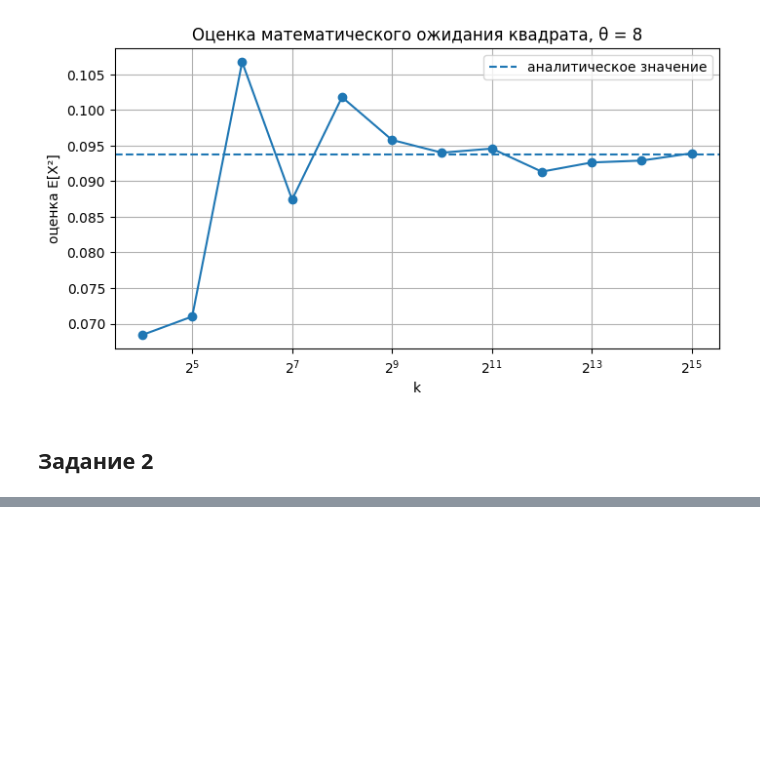
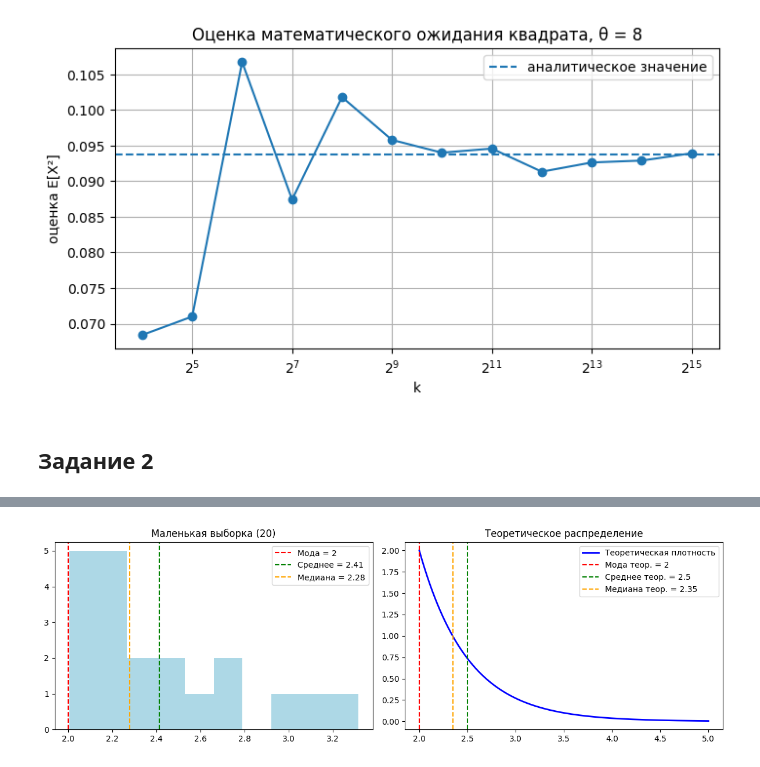
Before and after one commit to ITMO-NikitaGrishin/ITMO_ML, a Jupyter notebook: laba_02/laba_02.ipynb, the cells around one changed output, grey strips where cells are left out. Saved outputs shown, nothing was run; the diff lists cells and outputs as text; code cells hidden in the pictures; blank space fills up the shorter version.

```diff
--- a/laba_02/laba_02.ipynb
+++ b/laba_02/laba_02.ipynb
@@ -138,0 +250,26 @@ for theta in thetas:
+# %%
+# Для маленькой выборки
+plt.figure(figsize=(12, 4))
+
+# Гистограмма и оценки
+plt.subplot(1, 2, 1)
+plt.hist(sample_small, color='lightblue')
+plt.axvline(mode_est_small, color='red', linestyle='--', label=f'Мода = {mode_est_small:.0f}')
+plt.axvline(mean_est_small, color='green', linestyle='--', label=f'Среднее = {mean_est_small:.2f}')
+plt.axvline(median_est_small, color='orange', linestyle='--', label=f'Медиана = {median_est_small:.2f}')
+plt.title('Маленькая выборка (20)')
+plt.legend()
+
+# Функция плотности и аналитические значения
+plt.subplot(1, 2, 2)
+plt.plot(x_vals, pdf_vals, 'b-', linewidth=2, label='Теоретическая плотность')
+plt.axvline(2.0, color='red', linestyle='--', label='Мода теор. = 2')
+plt.axvline(2.5, color='green', linestyle='--', label='Среднее теор. = 2.5')
+plt.axvline(2.35, color='orange', linestyle='--', label='Медиана теор. = 2.35')
+plt.title('Теоретическое распределение')
+plt.legend()
+
+plt.tight_layout()
+plt.show()
+# %% [output]
+[figure, added]
```
Also changed, not shown: parts of 12 cells of this notebook, 1 other file.
